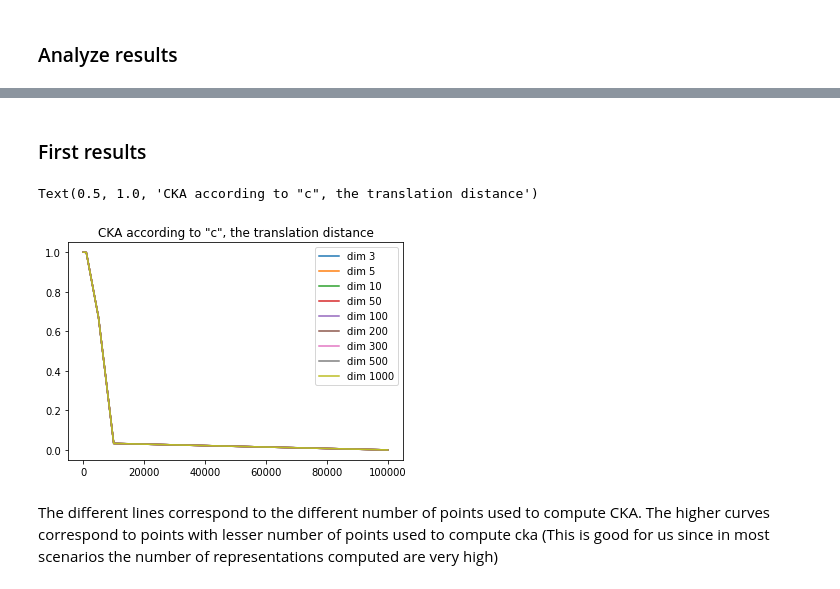
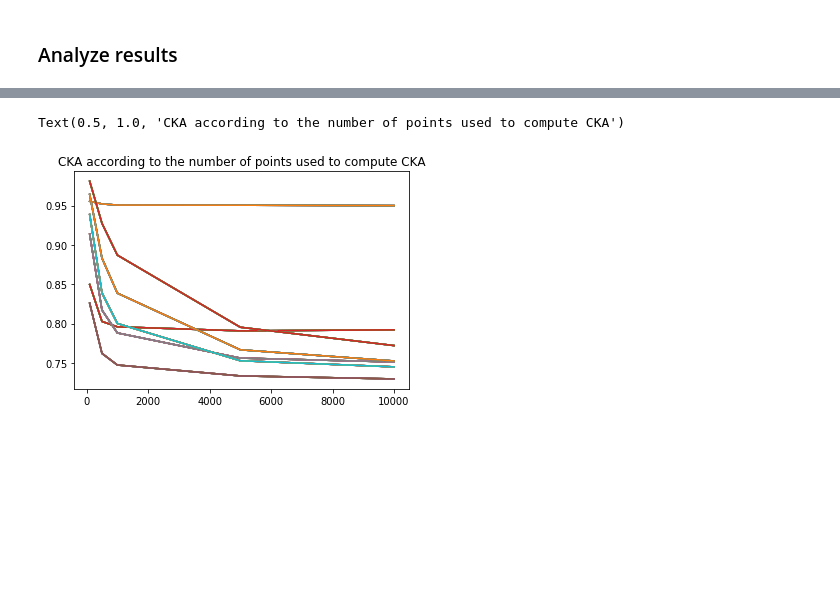
Before and after one commit to shoroi/cka_christmas_tree, a Jupyter notebook: gtrl_gauss_exp.ipynb, the cells around one changed output, grey strips where cells are left out. Drawn from its saved outputs; the diff is of its cells as text; code cells hidden in the pictures; blank space fills up the shorter version.

```diff
--- a/gtrl_gauss_exp.ipynb
+++ b/gtrl_gauss_exp.ipynb
@@ -66,8 +120,8 @@ def get_cka_test(mean1 = 0,
 ### Generate and save the data
 # %%
 num_pts_list = [100, 500, 1000, 5000, 10000] #20000 points makes it crash
-num_dims_list = [3, 5, 10, 50, 100, 200, 300, 500, 1000]
-c_list = [1, 5, 10, 50, 100, 500, 1000, 5000]
+num_dims_list = [3, 5, 10, 50, 100, 200, 300, 500, 750, 1000, 1500, 2000, 3000]#, 5000, 10000]
+c_list = [1, 5, 10, 25, 50, 75, 100, 200, 300, 400, 500, 1000, 10000, 20000]
 
 
 data = np.zeros([len(num_pts_list), len(num_dims_list), len(c_list)])
@@ -75,8 +129,8 @@ for i1, num_pts in enumerate(num_pts_list):
     for i2, num_dims in enumerate(num_dims_list):
         for i3, c in enumerate(c_list):
             print('Num pts {}; num dims {}; c {}'.format(num_pts, num_dims, c))
-            data[i1, i2, i3] = get_cka_test(num_dims = num_dims, num_pts = num_pts, c = c)
+            data[i1, i2, i3] = get_cka_test(mean1=0, mean2=1.1, num_dims = num_dims, num_pts = num_pts, c = c, distribution = 'uniform')
 
-np.save('data/gaussian_exp.npy', data)
+np.save('data/two_cubes_exp_lincka2_means_0_1.1.npy', data)
 # %% [markdown]
 ### Analyze results
@@ -129,7 +359,11 @@ The number of points used to compute CKA does not affect the CKA value by much.
 # %%
-num_pts_list = [5000]
-num_dims_list = [3, 5, 10, 50, 100, 200, 300, 500, 750, 1000, 1500, 2000, 3000, 5000, 10000]
-c_list = [1, 5, 10, 25, 50, 75, 100, 200, 300, 400, 500]
+# num_pts_list = [100, 500, 1000, 5000, 10000] #20000 points makes it crash
+# num_dims_list = [3, 5, 10, 50, 100, 200, 300, 500, 750, 1000, 1500, 2000, 3000]#, 5000, 10000]
+# c_list = [1, 5, 10, 25, 50, 75, 100, 200, 300, 400, 500, 1000]
+
+num_pts_list = [100, 500, 1000, 5000, 10000]
+num_dims_list = [5, 50, 100, 300, 500, 1000, 2000]
+c_list = [1, 5, 10, 25, 50, 75, 100, 200, 300, 400, 500, 1000]
 
 
 data = np.zeros([len(num_pts_list), len(num_dims_list), len(c_list)])
@@ -137,6 +371,6 @@ for i1, num_pts in enumerate(num_pts_list):
     for i2, num_dims in enumerate(num_dims_list):
         for i3, c in enumerate(c_list):
             print('Num pts {}; num dims {}; c {}'.format(num_pts, num_dims, c))
-            data[i1, i2, i3] = get_cka_test(num_dims = num_dims, num_pts = num_pts, c = c)
+            data[i1, i2, i3] = anisotropic_scaling_cka(num_dims = num_dims, num_pts = num_pts, u_range = c)
 
-np.save('data/gaussian_exp_v2.npy', data)
+np.save('data/anisotropic_scaling_lincka2_v0.npy', data)
@@ -455,28 +402,9 @@ tensor([[-0.3624, -0.2297,  1.0936,  ...,  1.1440,  1.4542,  0.8605],
-# %% [markdown]
-### First results
-# %%
-num_pts_list = [100, 500, 1000, 5000]#, 10000 and 20000 points makes it crash have other things running as well...
-num_dims_list = [3, 5, 10, 50, 100, 200, 300, 500, 1000]
-c_list = [1, 5, 10, 25, 50, 100, 500, 1000, 5000, 1e4, 1e5, 1e6, 1e7, 1e8, 1e9, 1e10]
-
-
-data = np.zeros([len(num_pts_list), len(num_dims_list), len(c_list)])
-for i1, num_pts in enumerate(num_pts_list):
-    for i2, num_dims in enumerate(num_dims_list):
-        for i3, c in enumerate(c_list):
-            print('Num pts {}; num dims {}; c {}'.format(num_pts, num_dims, c))
-            data[i1, i2, i3] = translation_cka(num_dims = num_dims, num_pts = num_pts, c = c)
-
-np.save('data/translation_cka_v0.npy', data)
 # %%
-for i in range(len(num_pts_list)):
-    for j in range(len(num_dims_list)):
-        plt.plot(c_list[:-5], data[i,j,:][:-5], label = f'dim {num_dims_list[j]}')
+for i in range(len(num_dims_list)):
+    for j in range(len(c_list)):
+        plt.plot(num_pts_list, data[:,i,j])
 
-plt.legend()
-plt.title('CKA according to "c", the translation distance')
+plt.title('CKA according to the number of points used to compute CKA')
 # %% [output]
-Text(0.5, 1.0, 'CKA according to "c", the translation distance')
+Text(0.5, 1.0, 'CKA according to the number of points used to compute CKA')
-[figure, old version]
+[figure, new version]
-# %% [markdown]
-The different lines correspond to the different number of points used to compute CKA. The higher curves correspond to points with lesser number of points used to compute cka (This is good for us since in most scenarios the number of representations computed are very high)
```
Also changed, not shown: parts of 88 cells of this notebook, 2 other files.
